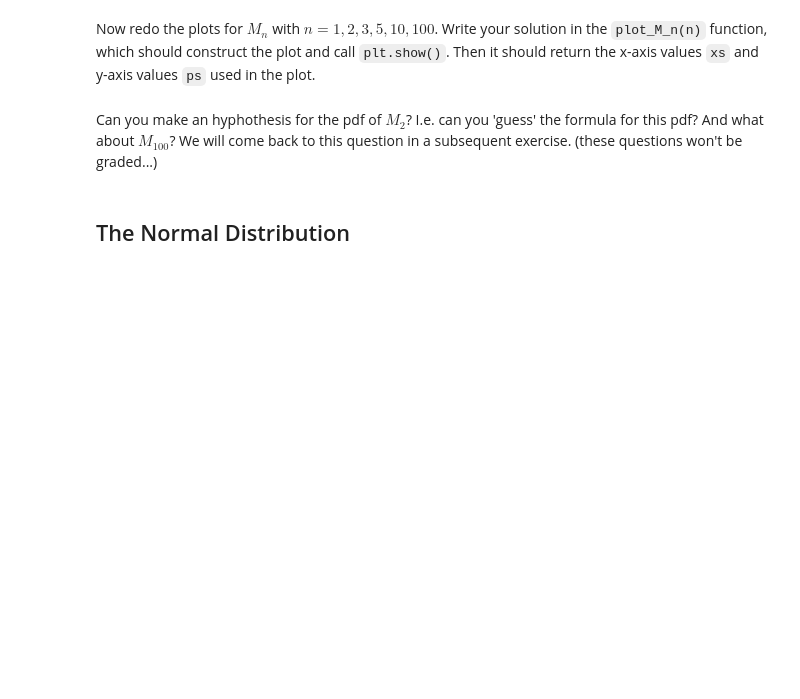
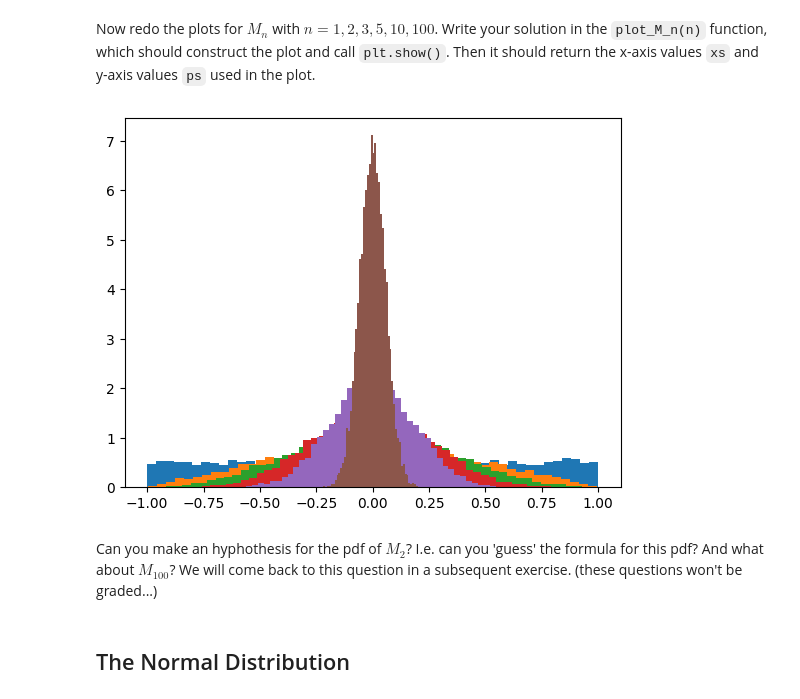
Before and after one commit to SashaLinden/StatRed, a Jupyter notebook: ML_Random_student.ipynb, the cells around one changed output. Cells and saved outputs as stored; diff of their text form; code cells hidden in the pictures; blank space fills up the shorter version.

Commit message:
Mean of random variables

```diff
--- a/ML_Random_student.ipynb
+++ b/ML_Random_student.ipynb
@@ -132,15 +133,27 @@ sampleMi = np.mean(sampleXi, axis=1)
 # %% [markdown]
 Now redo the plots for $M_n$ with $n=1, 2, 3, 5, 10, 100$. Write your solution in the `plot_M_n(n)` function, which should construct the plot and call `plt.show()`. Then it should return the x-axis values `xs` and y-axis values `ps` used in the plot.
-# %%
-def plot_M_n(n):
-    np.random.seed(98394829)
-
-    #. Your solution here ...
-
-    return xs, ps
-
-# Call the function here for the different values of n.
-#. Your solution here ...
+# %%
+def plot_M_n(n):
+    np.random.seed(98394829)
+
+    sampleXi = [np.random.uniform(low=-1, high=+1, size=(10000,n_i)) for n_i in n]
+    sampleMi = [np.mean(sampleXi_i, axis=1) for sampleXi_i in sampleXi]
+
+    ps = []
+    for sampleMi_i in sampleMi:
+        h, be = np.histogram(sampleMi_i, bins=50)
+        ps.append(histogram2pdf(h, be))
+        plt.bar(be[:-1], histogram2pdf(h, be), width=be[1]-be[0], align='edge')
+    plt.show()
+
+    return be, ps
+
+# Call the function here for the different values of n.
+n = [1,2,3,5,10,100]
+
+xs,ps = plot_M_n(n)
+# %% [output]
+[figure, added]
 # %% [markdown]
 Can you make an hyphothesis for the pdf of $M_{2}$? I.e. can you 'guess' the formula for this pdf? And what about $M_{100}$? We will come back to this question in a subsequent exercise. (these questions won't be graded...)
 # %% [markdown]
```
Also changed, not shown: parts of 5 cells of this notebook.
